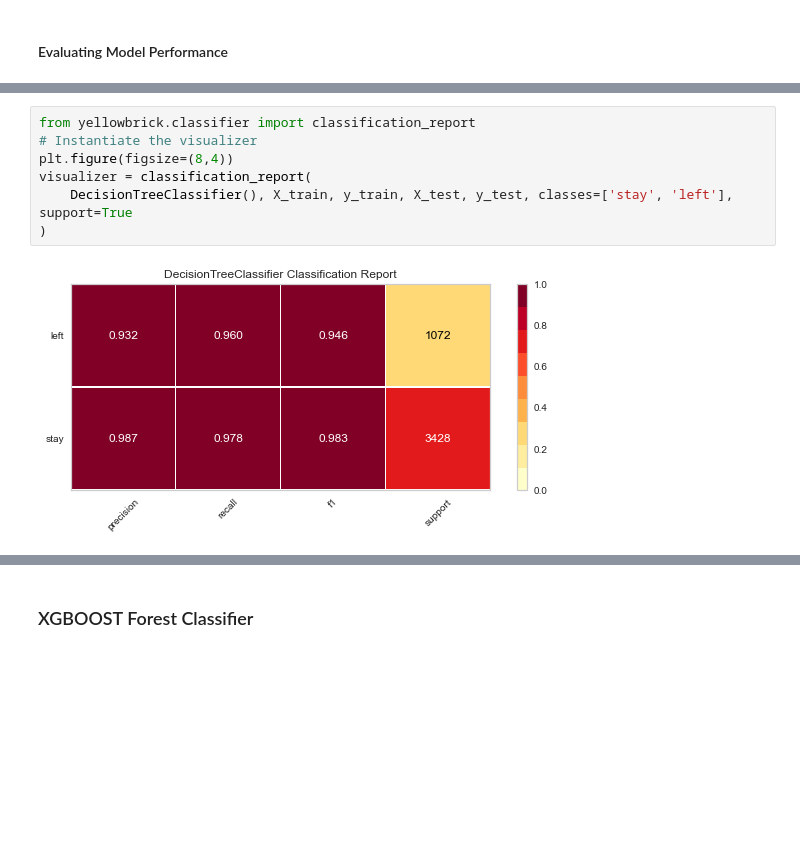
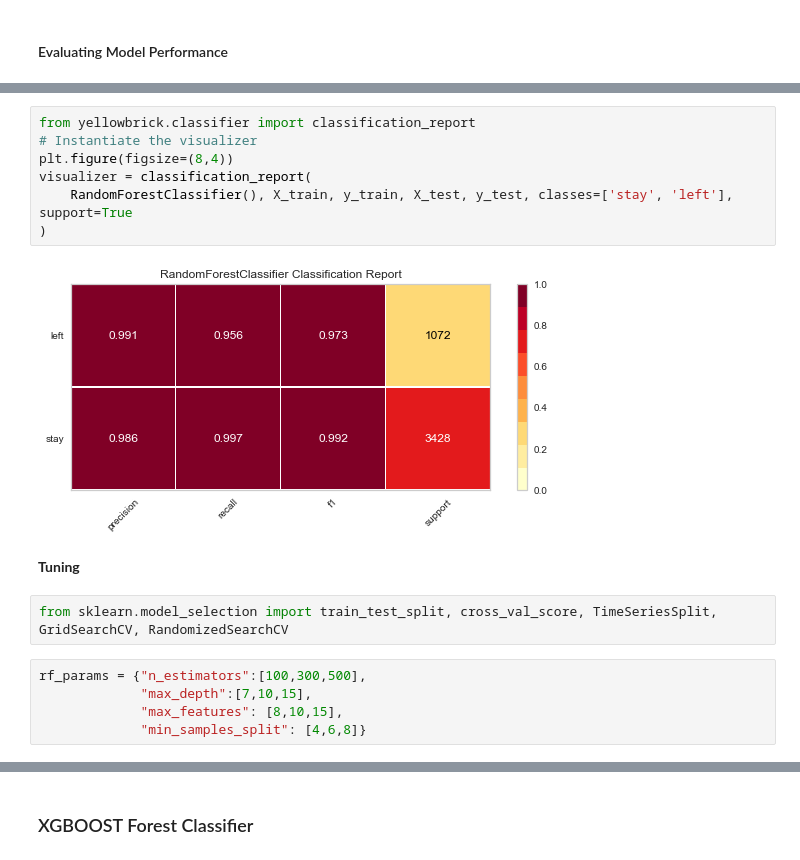
Before and after one commit to smeteo/Data_Science_and_Machine_Learning, a Jupyter notebook: 8. Capstone Projects/Project_2_Churn_Prediction/Churn Prediction_Capstone_Project_2.ipynb, the cells around one changed output, grey strips where cells are left out. Drawn from its saved outputs; the diff is of its cells as text; blank space fills up the shorter version.

```diff
--- a/8. Capstone Projects/Project_2_Churn_Prediction/Churn Prediction_Capstone_Project_2.ipynb
+++ b/8. Capstone Projects/Project_2_Churn_Prediction/Churn Prediction_Capstone_Project_2.ipynb
@@ -858,9 +858,18 @@ plt.tight_layout()
 # %%
 from yellowbrick.classifier import classification_report
 # Instantiate the visualizer
 plt.figure(figsize=(8,4))
 visualizer = classification_report(
-    DecisionTreeClassifier(), X_train, y_train, X_test, y_test, classes=['stay', 'left'], support=True
+    RandomForestClassifier(), X_train, y_train, X_test, y_test, classes=['stay', 'left'], support=True
 )
 # %% [output]
-[figure, old version]
+[figure, new version]
+# %% [markdown]
+**Tuning**
+# %%
+from sklearn.model_selection import train_test_split, cross_val_score, TimeSeriesSplit, GridSearchCV, RandomizedSearchCV
+# %%
+rf_params = {"n_estimators":[100,300,500],
+             "max_depth":[7,10,15],
+             "max_features": [8,10,15],
+             "min_samples_split": [4,6,8]}
```
Also changed, not shown: parts of 11 cells of this notebook, 3 other files.
